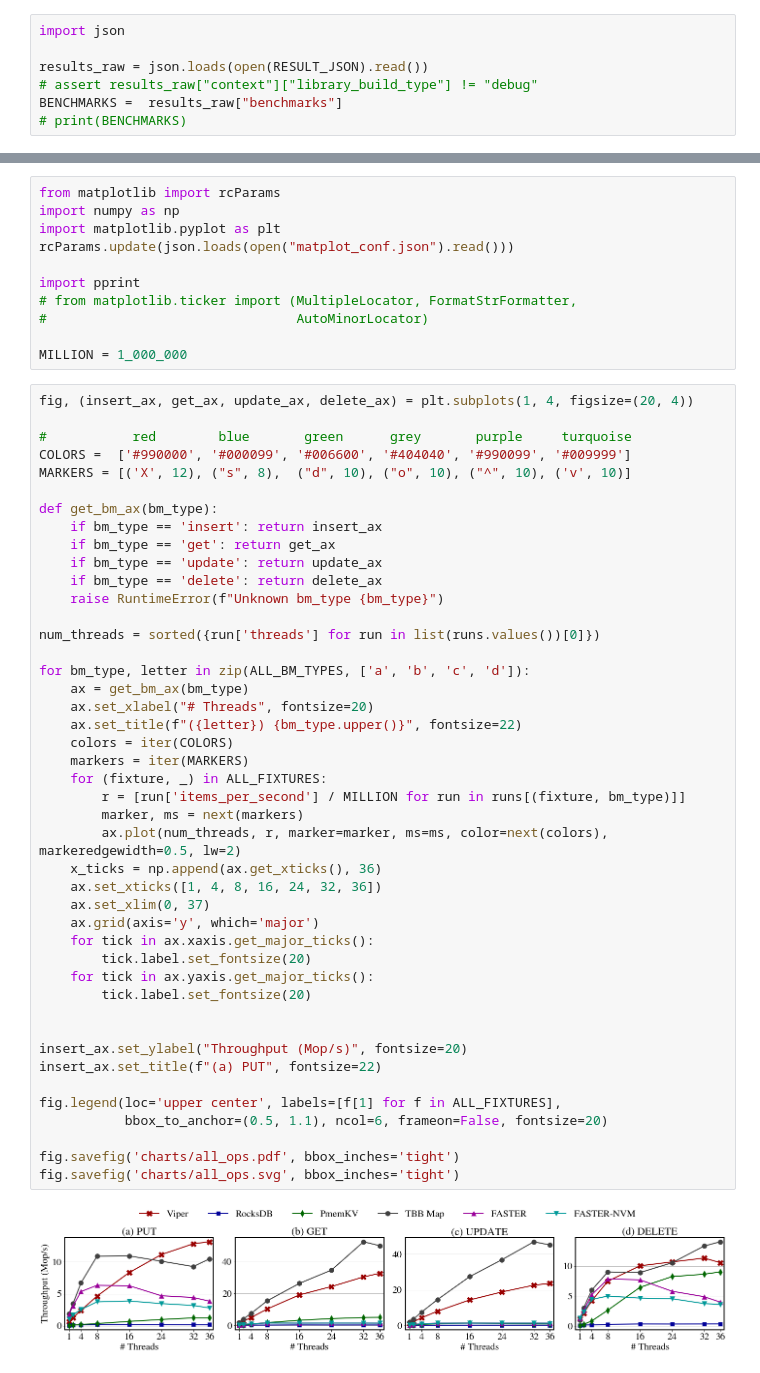
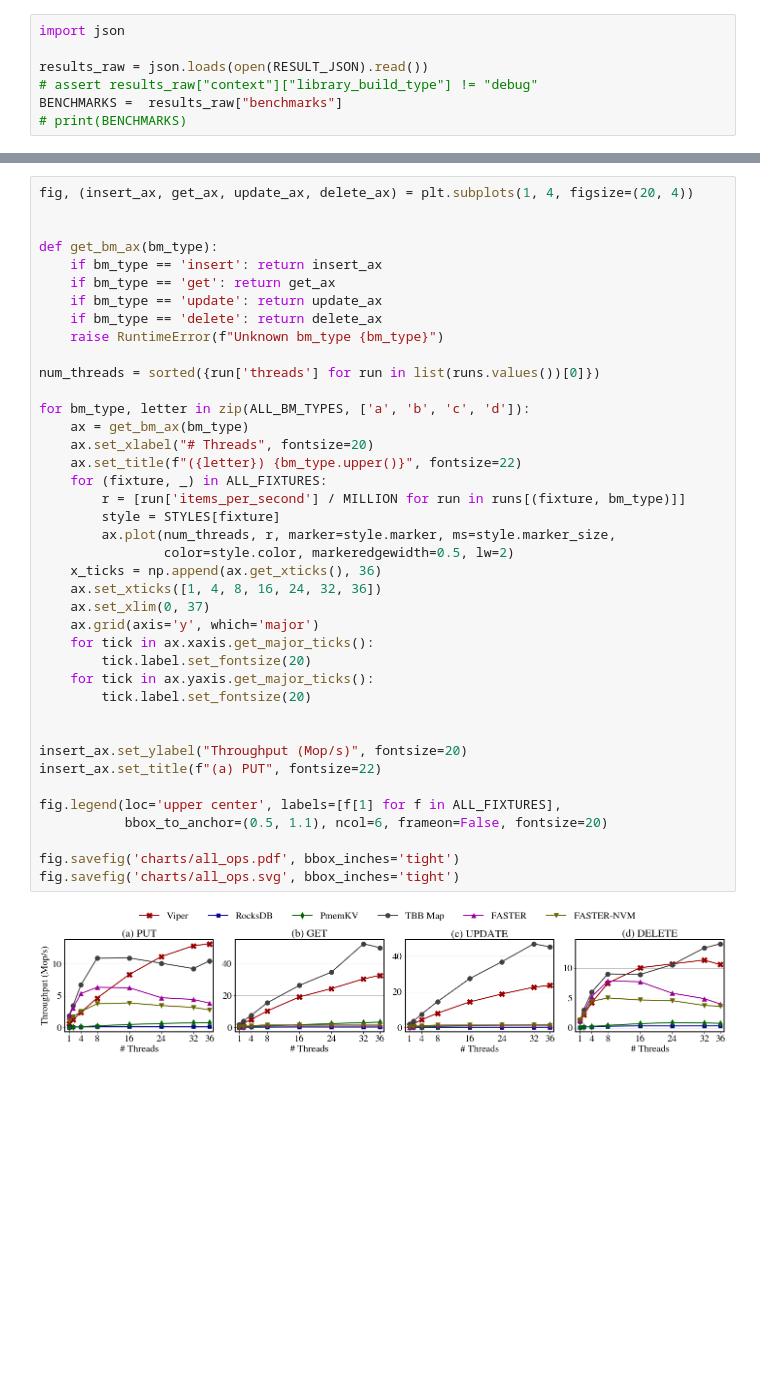
Before and after one commit to hpides/viper, a Jupyter notebook: eval/all_ops.ipynb, the cells around one changed output, grey strips where cells are left out. Cells and saved outputs as stored; diff of their text form; blank space fills up the shorter version.

```diff
--- a/eval/all_ops.ipynb
+++ b/eval/all_ops.ipynb
@@ -50,20 +66,6 @@ for fixture, _ in ALL_FIXTURES:
-# %%
-from matplotlib import rcParams
-import numpy as np
-import matplotlib.pyplot as plt
-rcParams.update(json.loads(open("matplot_conf.json").read()))
-
-import pprint
-# from matplotlib.ticker import (MultipleLocator, FormatStrFormatter,
-#                                AutoMinorLocator)
-
-MILLION = 1_000_000
 # %%
 fig, (insert_ax, get_ax, update_ax, delete_ax) = plt.subplots(1, 4, figsize=(20, 4))
 
-#           red        blue       green      grey       purple     turquoise
-COLORS =  ['#990000', '#000099', '#006600', '#404040', '#990099', '#009999']
-MARKERS = [('X', 12), ("s", 8),  ("d", 10), ("o", 10), ("^", 10), ('v', 10)]
 
 def get_bm_ax(bm_type):
     if bm_type == 'insert': return insert_ax
@@ -72,35 +74,34 @@ def get_bm_ax(bm_type):
     if bm_type == 'delete': return delete_ax
     raise RuntimeError(f"Unknown bm_type {bm_type}")
 
 num_threads = sorted({run['threads'] for run in list(runs.values())[0]})
 
 for bm_type, letter in zip(ALL_BM_TYPES, ['a', 'b', 'c', 'd']):
     ax = get_bm_ax(bm_type)
     ax.set_xlabel("# Threads", fontsize=20)
     ax.set_title(f"({letter}) {bm_type.upper()}", fontsize=22)
-    colors = iter(COLORS)
-    markers = iter(MARKERS)
     for (fixture, _) in ALL_FIXTURES:
         r = [run['items_per_second'] / MILLION for run in runs[(fixture, bm_type)]]
-        marker, ms = next(markers)
-        ax.plot(num_threads, r, marker=marker, ms=ms, color=next(colors), markeredgewidth=0.5, lw=2)
+        style = STYLES[fixture]
+        ax.plot(num_threads, r, marker=style.marker, ms=style.marker_size,
+                color=style.color, markeredgewidth=0.5, lw=2)
     x_ticks = np.append(ax.get_xticks(), 36)
     ax.set_xticks([1, 4, 8, 16, 24, 32, 36])
     ax.set_xlim(0, 37)
     ax.grid(axis='y', which='major')
     for tick in ax.xaxis.get_major_ticks():
         tick.label.set_fontsize(20)
     for tick in ax.yaxis.get_major_ticks():
         tick.label.set_fontsize(20)
 
 
 insert_ax.set_ylabel("Throughput (Mop/s)", fontsize=20)
 insert_ax.set_title(f"(a) PUT", fontsize=22)
 
 fig.legend(loc='upper center', labels=[f[1] for f in ALL_FIXTURES],
            bbox_to_anchor=(0.5, 1.1), ncol=6, frameon=False, fontsize=20)
 
 fig.savefig('charts/all_ops.pdf', bbox_inches='tight')
 fig.savefig('charts/all_ops.svg', bbox_inches='tight')
 # %% [output]
-[figure, old version]
+[figure, new version]
```
Also changed, not shown: parts of 3 cells of this notebook, 34 other files.
